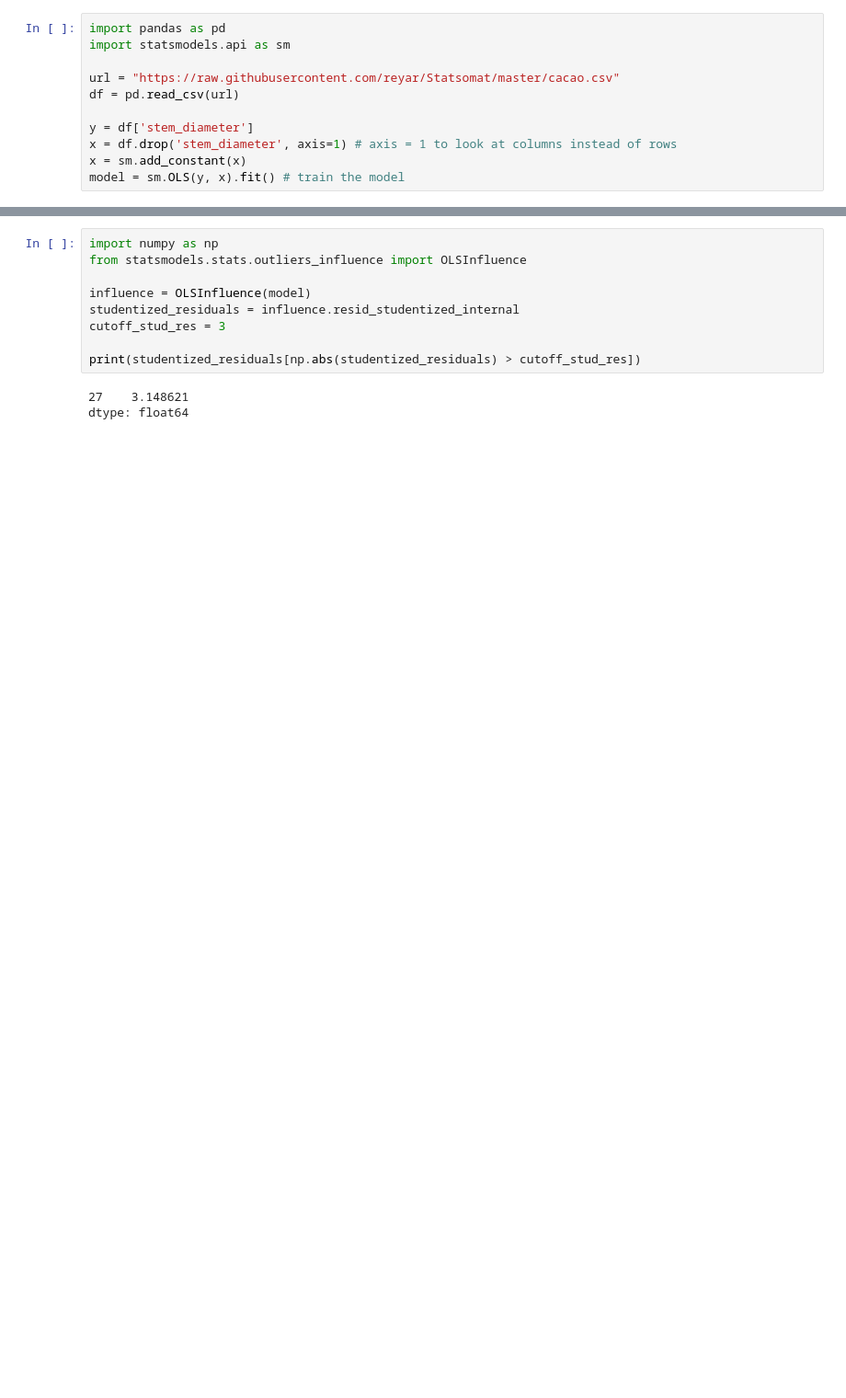
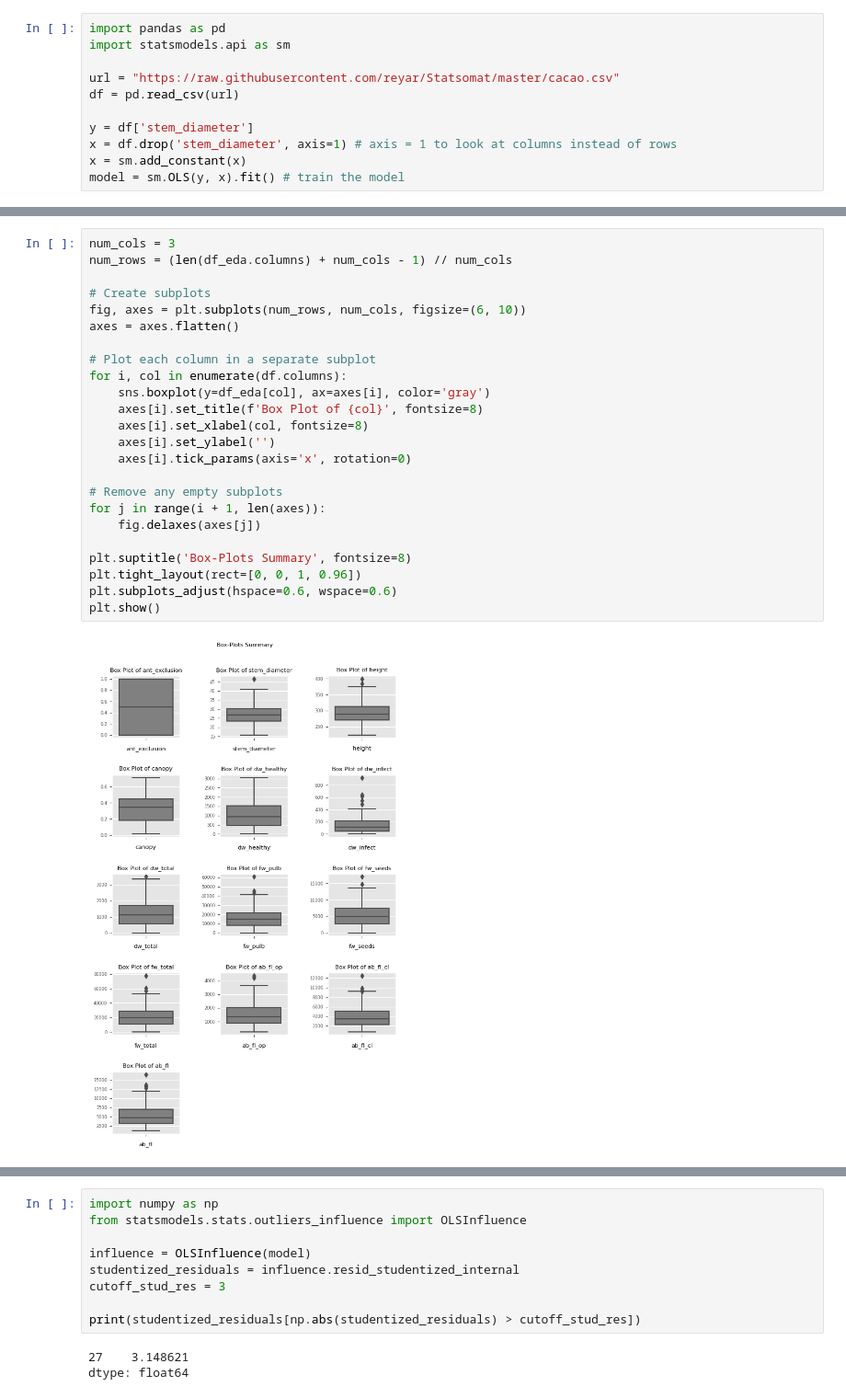
Before and after one commit to Statsomat/OLSAI, a Jupyter notebook: ColabNotebooks/CacaoPL_v2.ipynb, the cells around one changed output, grey strips where cells are left out. Shown: that part at 92% size. Cells and saved outputs as stored; diff of their text form; blank space fills up the shorter version.

```diff
--- a/ColabNotebooks/CacaoPL_v2.ipynb
+++ b/ColabNotebooks/CacaoPL_v2.ipynb
@@ -42,0 +113,26 @@ model = sm.OLS(y, x).fit() # train the model
+# %%
+num_cols = 3
+num_rows = (len(df_eda.columns) + num_cols - 1) // num_cols
+
+# Create subplots
+fig, axes = plt.subplots(num_rows, num_cols, figsize=(6, 10))
+axes = axes.flatten()
+
+# Plot each column in a separate subplot
+for i, col in enumerate(df.columns):
+    sns.boxplot(y=df_eda[col], ax=axes[i], color='gray')
+    axes[i].set_title(f'Box Plot of {col}', fontsize=8)
+    axes[i].set_xlabel(col, fontsize=8)
+    axes[i].set_ylabel('')
+    axes[i].tick_params(axis='x', rotation=0)
+
+# Remove any empty subplots
+for j in range(i + 1, len(axes)):
+    fig.delaxes(axes[j])
+
+plt.suptitle('Box-Plots Summary', fontsize=8)
+plt.tight_layout(rect=[0, 0, 1, 0.96])
+plt.subplots_adjust(hspace=0.6, wspace=0.6)
+plt.show()
+# %% [output]
+[figure, added]
```
Also changed, not shown: parts of 46 cells of this notebook.
